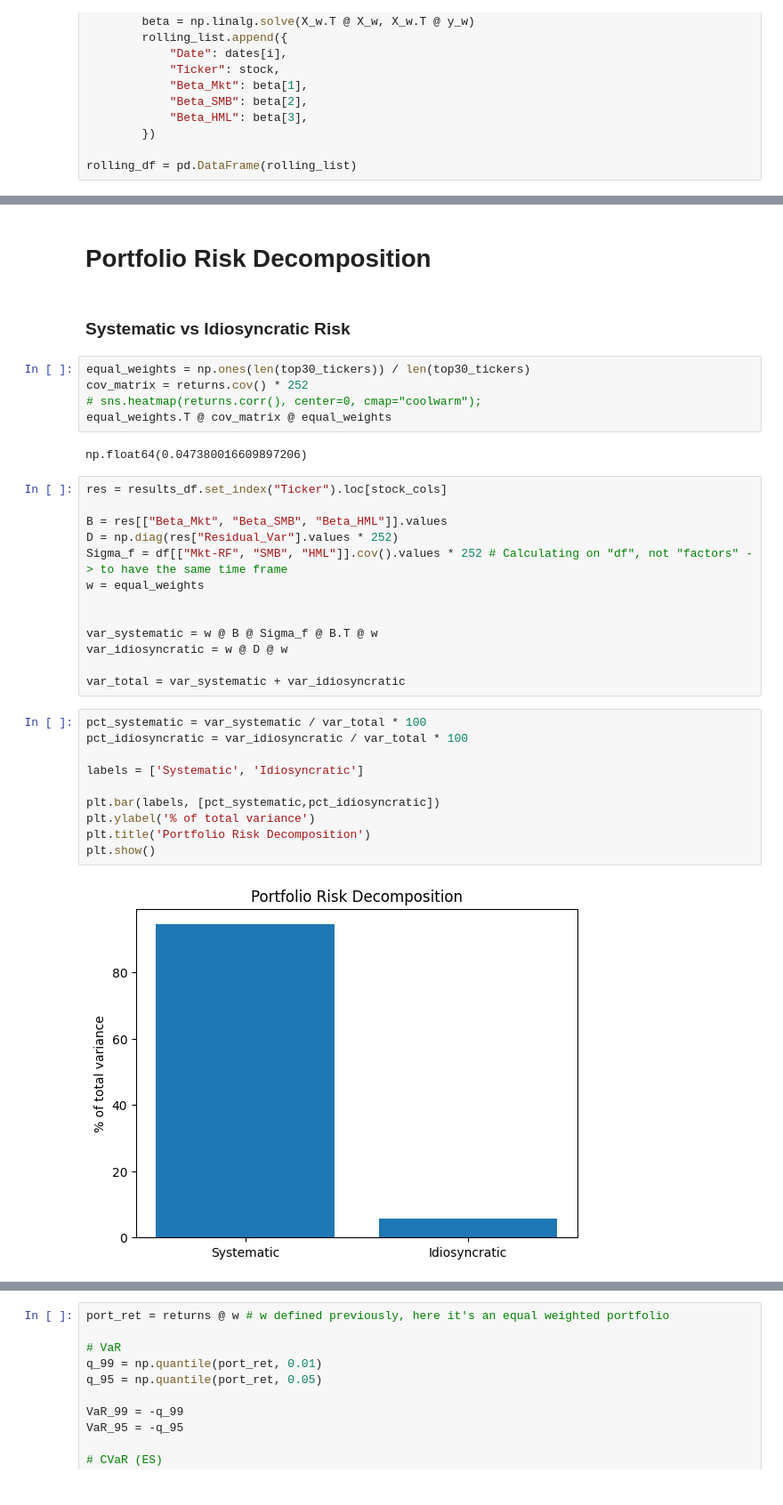
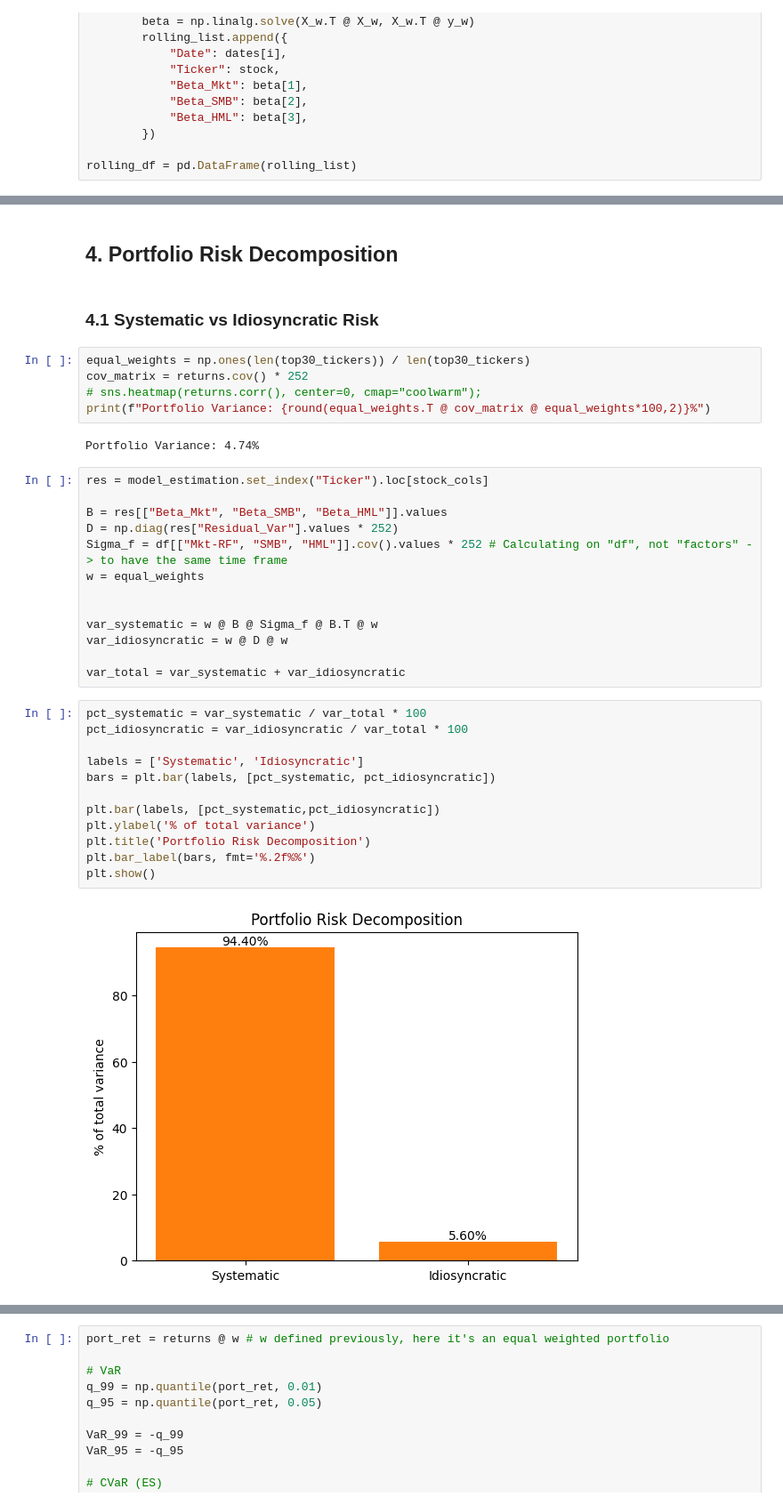
Before and after one commit to NicolasHY/Quant-Projects, a Jupyter notebook: Portfolio Risk Decomposition/main.ipynb, the cells around one changed output, grey strips where cells are left out. Shown at 89% size. Cells and saved outputs as stored; diff of their text form.

```diff
--- a/Portfolio Risk Decomposition/main.ipynb
+++ b/Portfolio Risk Decomposition/main.ipynb
@@ -287,16 +330,18 @@ ps. window size is 838 days
 # %% [markdown]
-# Portfolio Risk Decomposition
+<a id="portfolio-risk-decomposition"></a>
+## 4. Portfolio Risk Decomposition
 # %% [markdown]
-### Systematic vs Idiosyncratic Risk
+<a id="systematic-vs-idiosyncratic-risk"></a>
+### 4.1 Systematic vs Idiosyncratic Risk
 # %%
 equal_weights = np.ones(len(top30_tickers)) / len(top30_tickers)
 cov_matrix = returns.cov() * 252
 # sns.heatmap(returns.corr(), center=0, cmap="coolwarm");
-equal_weights.T @ cov_matrix @ equal_weights
+print(f"Portfolio Variance: {round(equal_weights.T @ cov_matrix @ equal_weights*100,2)}%")
 # %% [output]
-np.float64(0.047380016609897206)
+Portfolio Variance: 4.74%
 # %%
-res = results_df.set_index("Ticker").loc[stock_cols]
+res = model_estimation.set_index("Ticker").loc[stock_cols]
 
 B = res[["Beta_Mkt", "Beta_SMB", "Beta_HML"]].values
 D = np.diag(res["Residual_Var"].values * 252)
@@ -311,13 +356,15 @@ var_total = var_systematic + var_idiosyncratic
 # %%
 pct_systematic = var_systematic / var_total * 100
 pct_idiosyncratic = var_idiosyncratic / var_total * 100
 
 labels = ['Systematic', 'Idiosyncratic']
+bars = plt.bar(labels, [pct_systematic, pct_idiosyncratic])
 
 plt.bar(labels, [pct_systematic,pct_idiosyncratic])
 plt.ylabel('% of total variance')
 plt.title('Portfolio Risk Decomposition')
+plt.bar_label(bars, fmt='%.2f%%')
 plt.show()
 # %% [output]
-[figure, old version]
+[figure, new version]
 # %% [markdown]
```
Also changed, not shown: parts of 36 cells of this notebook, 1 other file.
